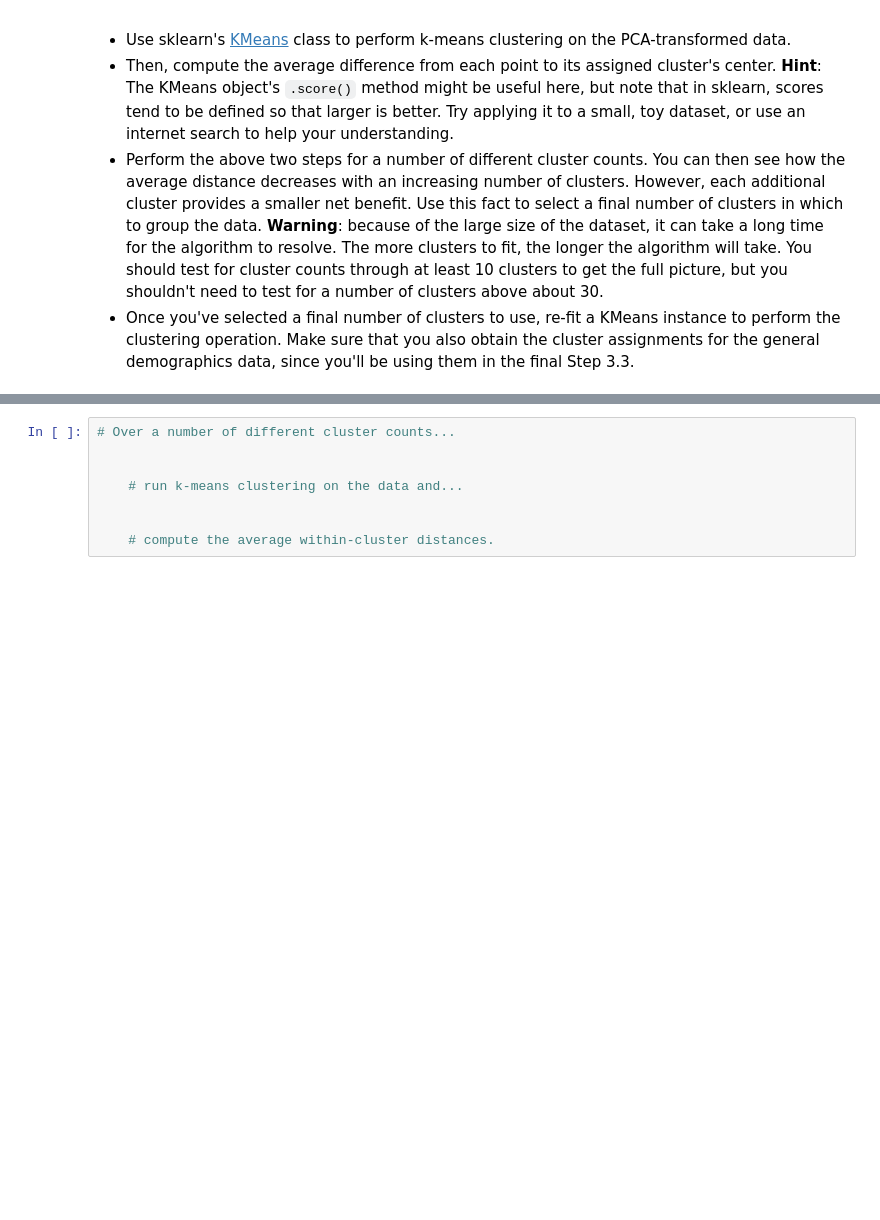
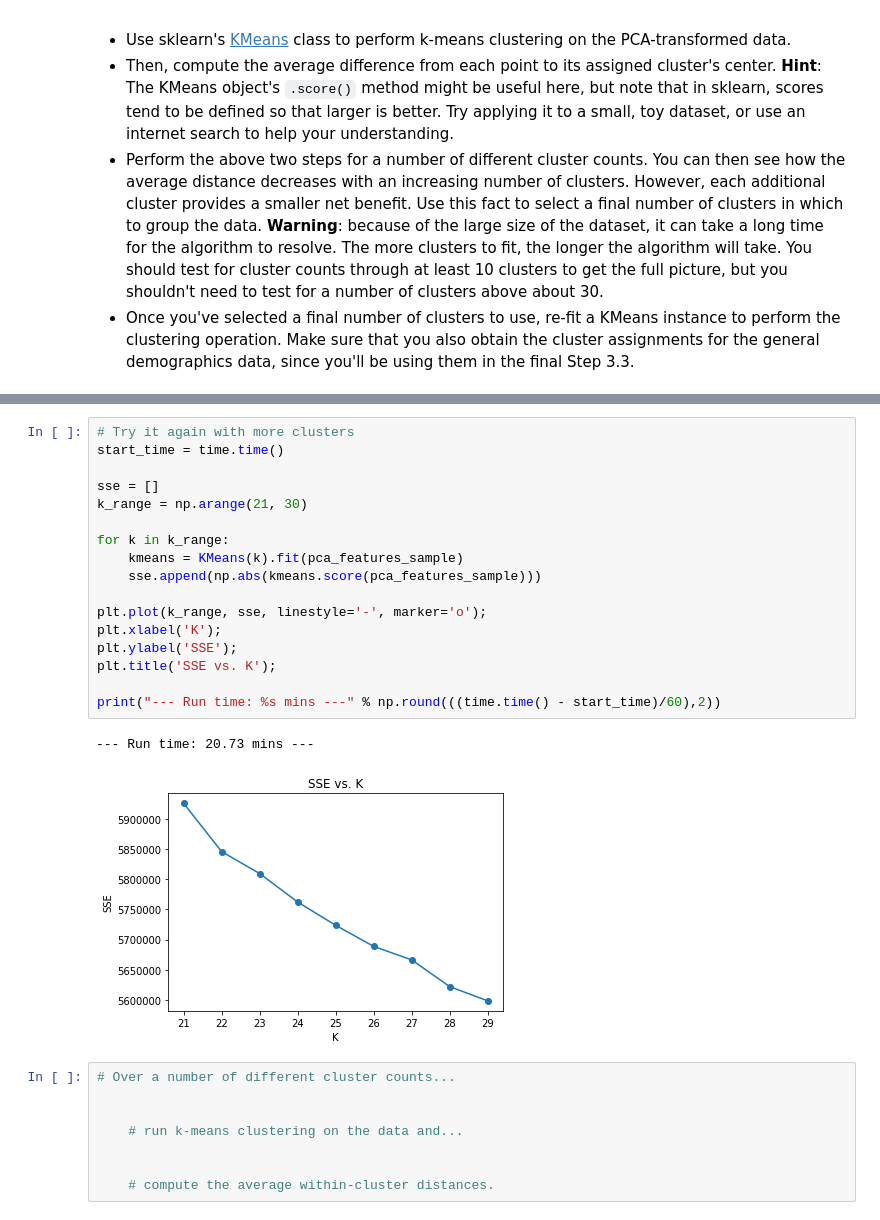
Before and after one commit to somya1212/Identifying-Customer-Segments-with-Arvato, a Jupyter notebook: Identify_Customer_Segments.ipynb, the cells around one changed output, grey strips where cells are left out. Drawn from its saved outputs; the diff is of its cells as text; blank space fills up the shorter version.

```diff
--- a/Identify_Customer_Segments.ipynb
+++ b/Identify_Customer_Segments.ipynb
@@ -804,3 +963,23 @@ You've assessed and cleaned the demographics data, then scaled and transformed t
+# %%
+# Try it again with more clusters
+start_time = time.time()
+
+sse = []
+k_range = np.arange(21, 30)
+
+for k in k_range:
+    kmeans = KMeans(k).fit(pca_features_sample)
+    sse.append(np.abs(kmeans.score(pca_features_sample)))
+
+plt.plot(k_range, sse, linestyle='-', marker='o');
+plt.xlabel('K');
+plt.ylabel('SSE');
+plt.title('SSE vs. K');
+
+print("--- Run time: %s mins ---" % np.round(((time.time() - start_time)/60),2))
+# %% [output]
+--- Run time: 20.73 mins ---
+[figure, added]
 # %%
 # Over a number of different cluster counts...
 
```
Also changed, not shown: parts of 31 cells of this notebook.
